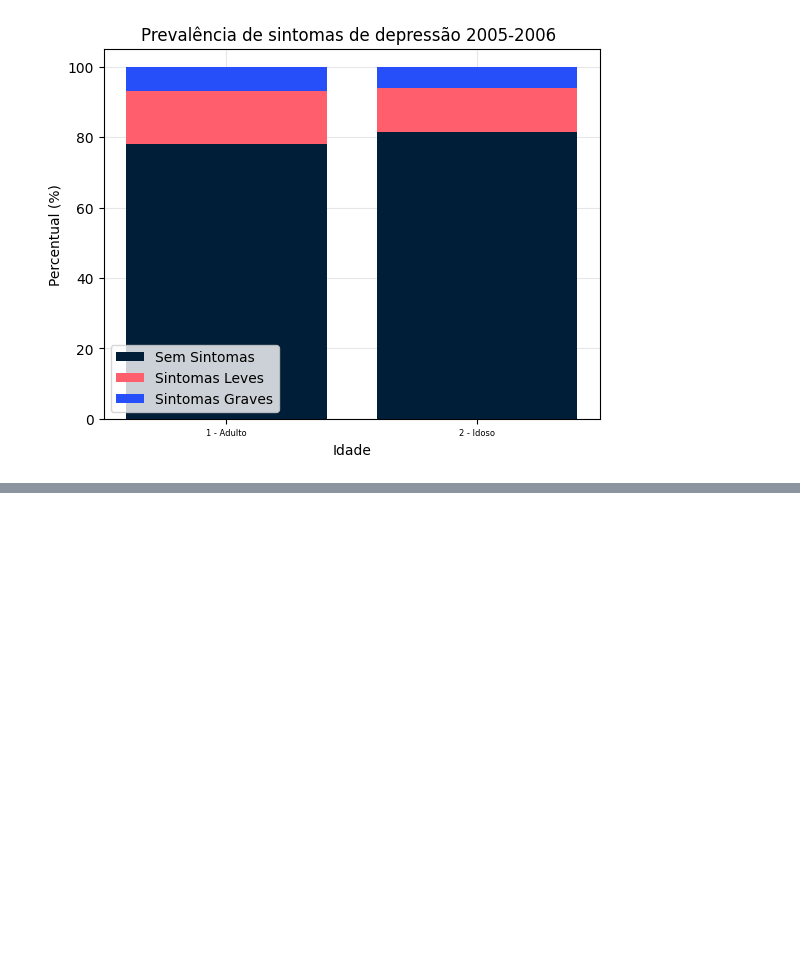
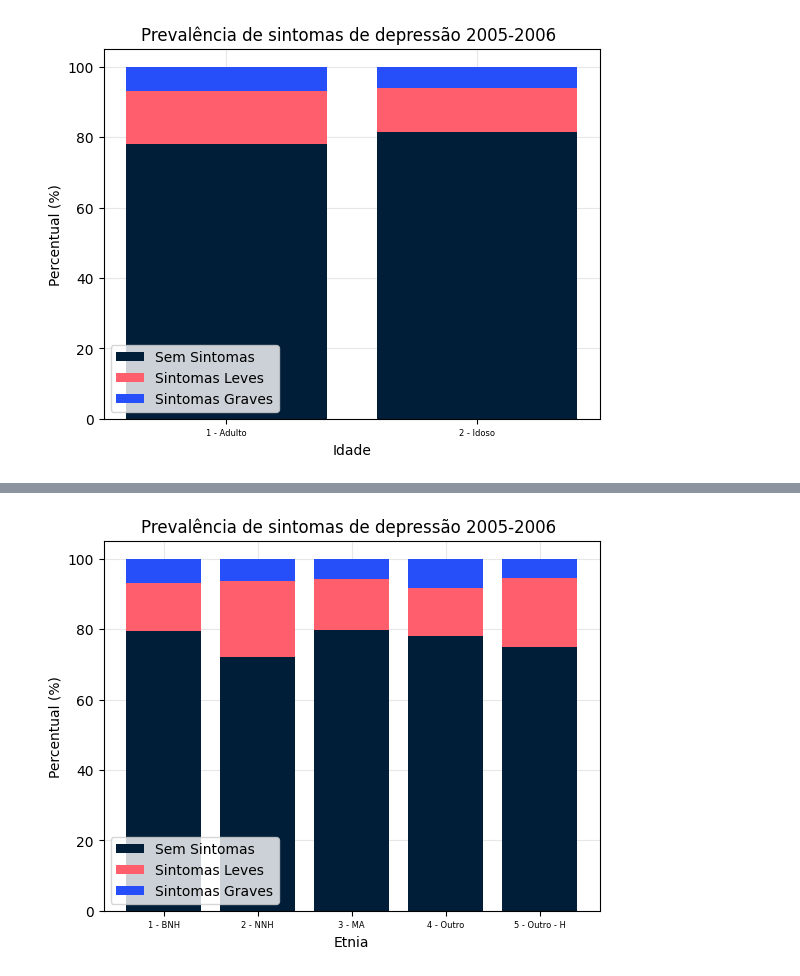
Before and after one commit to LuizAlbino/nhnes-data-project, a Jupyter notebook: main-notebook.ipynb, the cells around one changed output, grey strips where cells are left out. Drawn from its saved outputs; the diff is of its cells as text; code cells hidden in the pictures; blank space fills up the shorter version.

```diff
--- a/main-notebook.ipynb
+++ b/main-notebook.ipynb
@@ -320,0 +325,4 @@ gera_grafico(df_renda, ['1 - Adulto', '2 - Idoso'], 'RIDAGEYR_CLASS','Idade')
+# %%
+gera_grafico(df_etnia, ['1 - BNH', '2 - NNH', '3 - MA', '4 - Outro', '5 - Outro - H'], 'RIDRETH1','Etnia')
+# %% [output]
+[figure, added]
```
Also changed, not shown: parts of 10 cells of this notebook.
